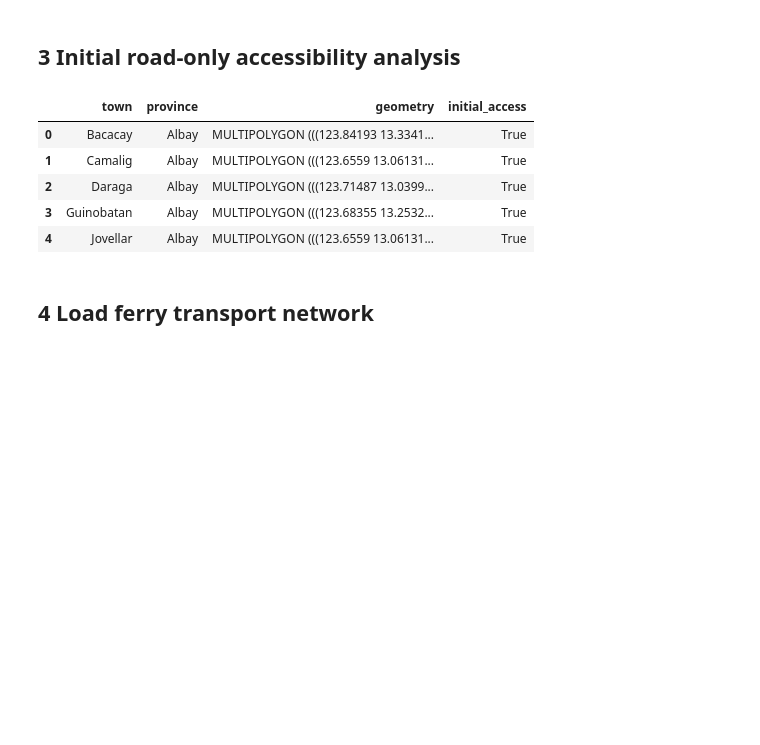
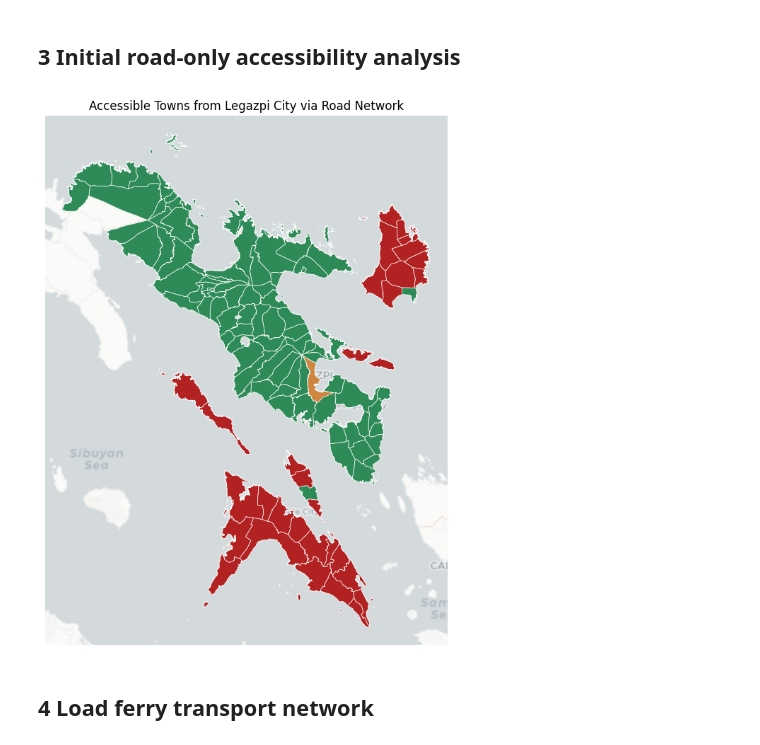
Before and after one commit to rixmape/transport-network-analysis, a Jupyter notebook: 02-transport-network.ipynb, the cells around one changed output. Saved outputs shown, nothing was run; the diff lists cells and outputs as text; code cells hidden in the pictures; blank space fills up the shorter version.

```diff
--- a/02-transport-network.ipynb
+++ b/02-transport-network.ipynb
@@ -188,27 +171,13 @@ def plot_accessibility_map(
 # %%
-origin_town = "Legazpi City"
-column = "initial_access"
-
-gdf_boundaries[column] = get_accessible_towns(
-    G=graph_roads,
-    gdf=gdf_boundaries.copy(),
-    origin_town=origin_town,
-)
+accessible_towns = get_accessible_towns(graph=graph_roads)
 
 plot_accessibility_map(
-    gdf=gdf_boundaries,
-    column=column,
-    origin_town=origin_town,
-    title=f"Town Accessibility from {origin_town} via Road Network",
+    accessible_towns=accessible_towns,
+    title=f"Accessible Towns from {ORIGIN_TOWN} via Road Network",
     filename="initial_accessibility_map.png",
 )
 # %% [output]
-|  | town | province | geometry | initial_access |
-| 0 | Bacacay | Albay | MULTIPOLYGON (((123.84193 13.3341... | True |
-| 1 | Camalig | Albay | MULTIPOLYGON (((123.6559 13.06131... | True |
-| 2 | Daraga | Albay | MULTIPOLYGON (((123.71487 13.0399... | True |
-| 3 | Guinobatan | Albay | MULTIPOLYGON (((123.68355 13.2532... | True |
-| 4 | Jovellar | Albay | MULTIPOLYGON (((123.6559 13.06131... | True |
+[figure, added]
 # %% [markdown]
 ## 4 Load ferry transport network
 # %%
```
Also changed, not shown: parts of 15 cells of this notebook, 3 other files.
